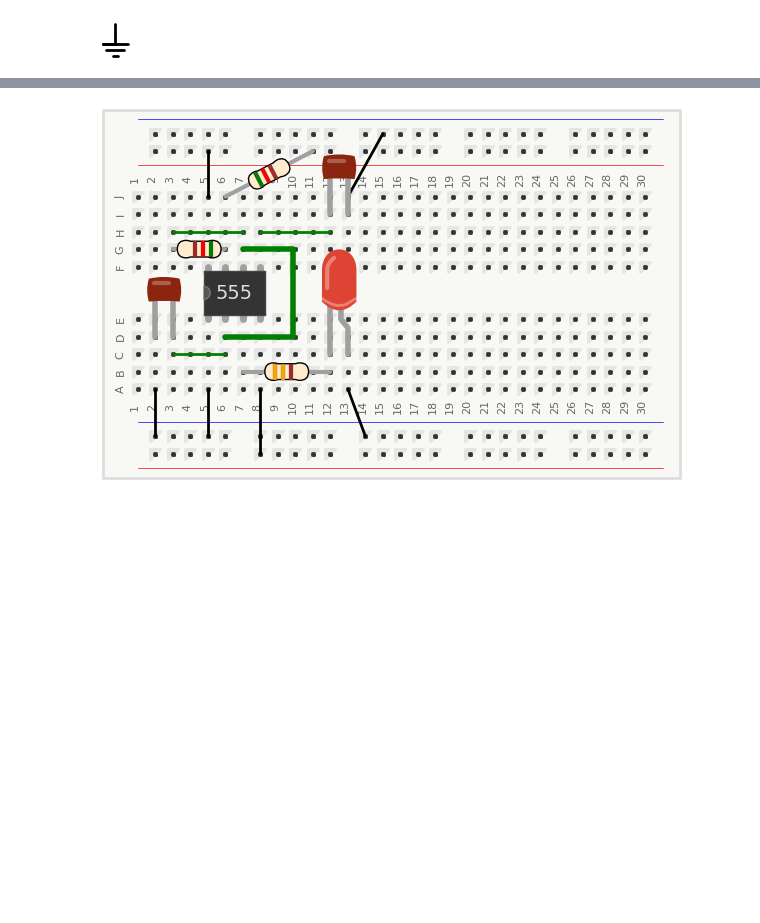
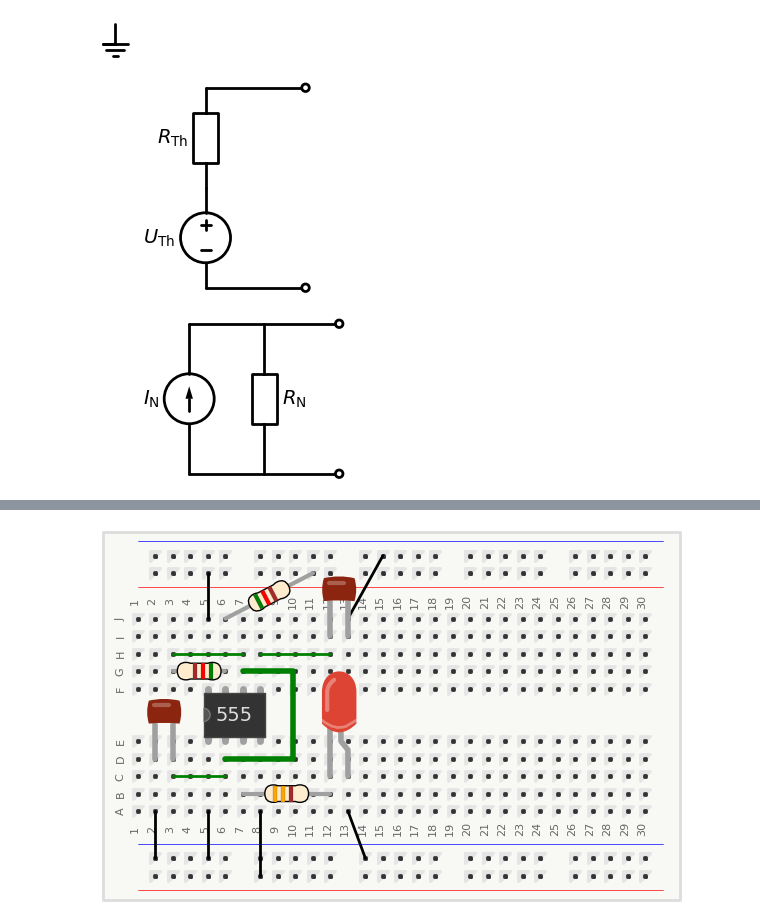
Before and after one commit to ekafex/electronics, a Jupyter notebook: Lectures/Circuit_Draw.ipynb, the cells around one changed output, grey strips where cells are left out. Saved outputs shown, nothing was run; the diff lists cells and outputs as text; code cells hidden in the pictures; blank space fills up the shorter version.

```diff
--- a/Lectures/Circuit_Draw.ipynb
+++ b/Lectures/Circuit_Draw.ipynb
@@ -182,3 +182,23 @@ with schemdraw.Drawing() as d:
     d.save('figs/GND.svg',transparent=False)
 # %% [output]
 [figure]
+# %%
+with schemdraw.Drawing() as d:
+    d.config(unit=2)
+    U  = elm.SourceV().label(r'$U_{\rm Th}$')
+    elm.Resistor().up().label(r'$R_{\rm Th}$')
+    elm.Line().right().dot(open=True)
+    elm.Line().at(U.start).right().dot(open=True)
+    d.save('figs/Thevenin.svg',transparent=True)
+
+with schemdraw.Drawing() as d:
+    d.config(unit=3)
+    I = elm.SourceI().label(r'$I_{\rm N}$')
+    l = elm.Line().right().length(1.5)
+    elm.Resistor().down().label(r'$R_{\rm N}$',loc='bottom')
+    elm.Line().at(l.end).length(1.5).right().dot(open=True)
+    elm.Line().at(I.start).right().dot(open=True)
+    d.save('figs/Norton.svg',transparent=True)
+# %% [output]
+[figure, added]
+[figure, added]
```
Also changed, not shown: parts of 2 cells of this notebook, 1 other file.
